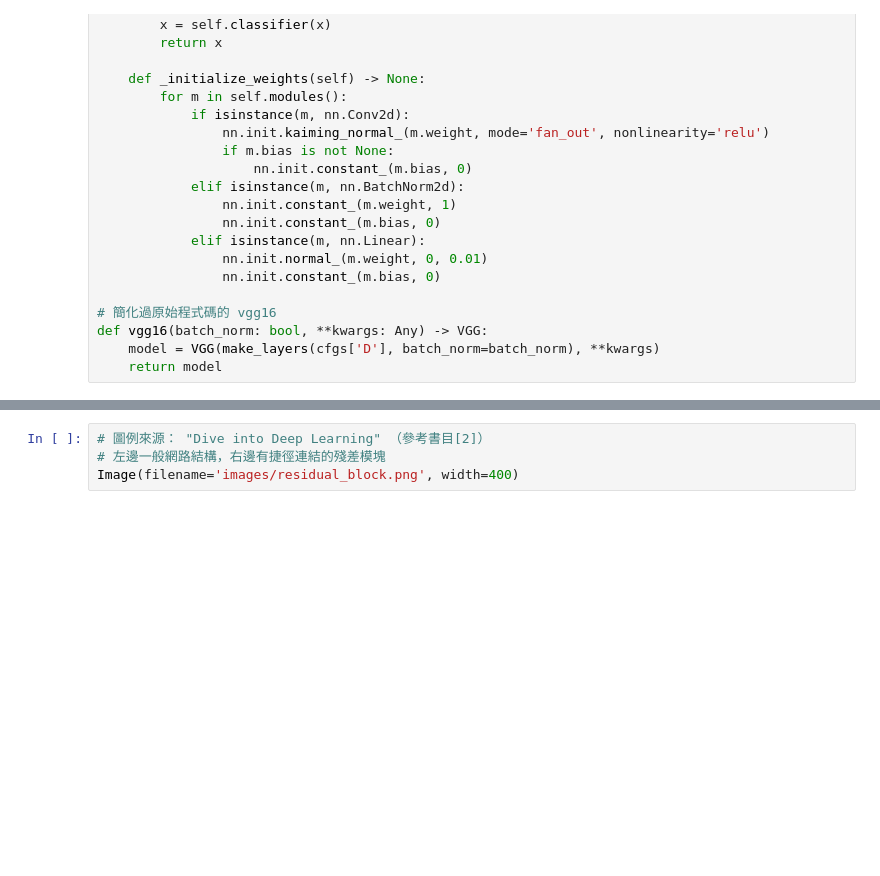
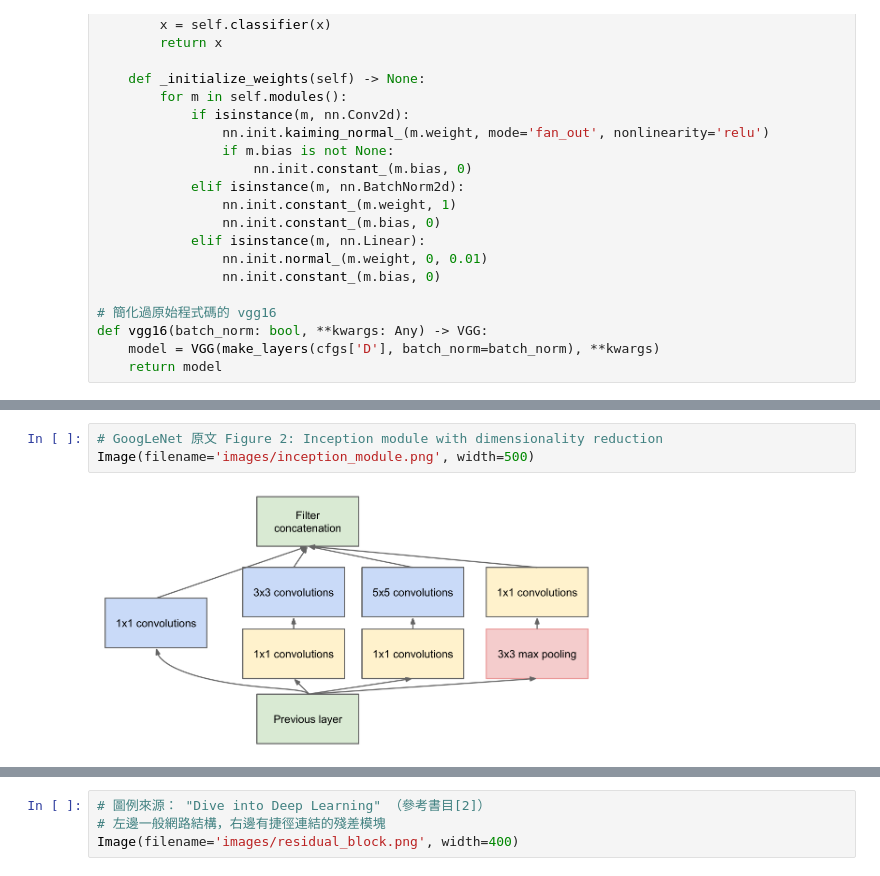
Before and after one commit to twMr7/PyTorch-Deep-Learning, a Jupyter notebook: 04-Classic_CNN_Backbones_and_Transfer_Learning.ipynb, the cells around one changed output, grey strips where cells are left out. Saved outputs shown, nothing was run; the diff lists cells and outputs as text; blank space fills up the shorter version.

Commit message:
Add Inception and Transfer Learning sections

```diff
--- a/04-Classic_CNN_Backbones_and_Transfer_Learning.ipynb
+++ b/04-Classic_CNN_Backbones_and_Transfer_Learning.ipynb
@@ -274,0 +311,5 @@ def vgg16(batch_norm: bool, **kwargs: Any) -> VGG:
+# %%
+# GoogLeNet 原文 Figure 2: Inception module with dimensionality reduction
+Image(filename='images/inception_module.png', width=500)
+# %% [output]
+[figure, added]
```
Also changed, not shown: parts of 23 cells of this notebook, 2 other files.
